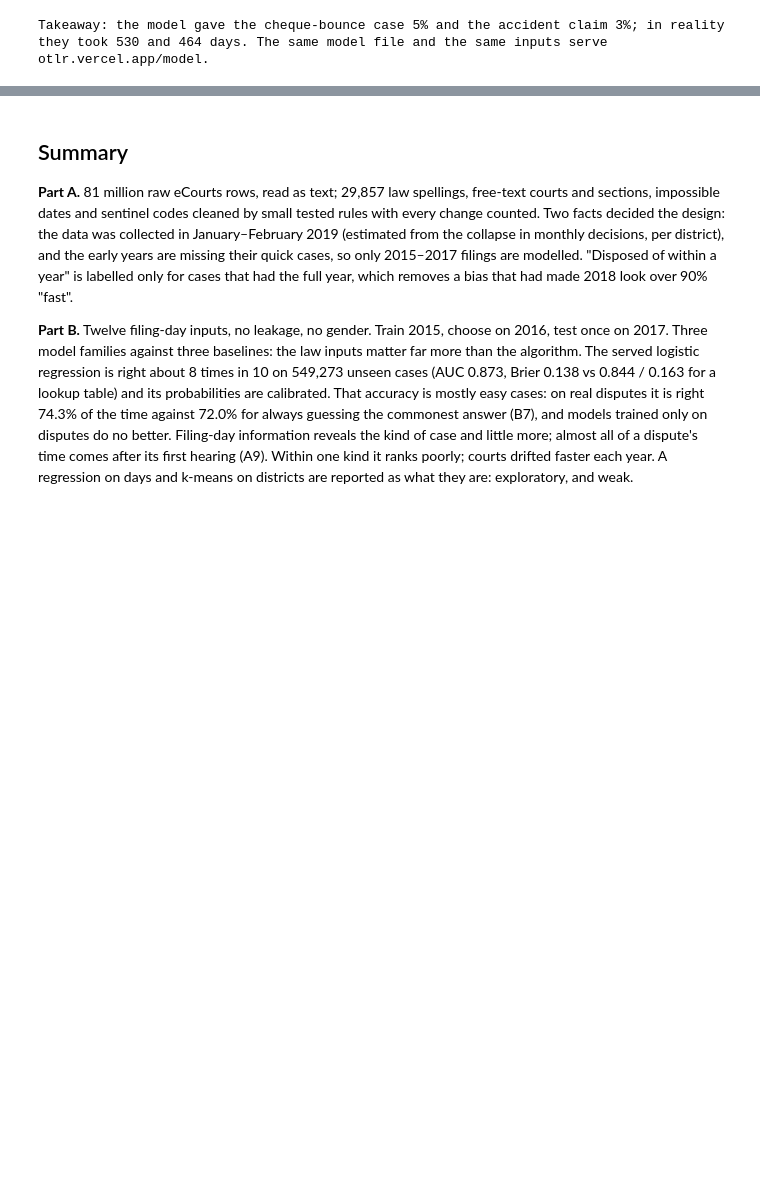
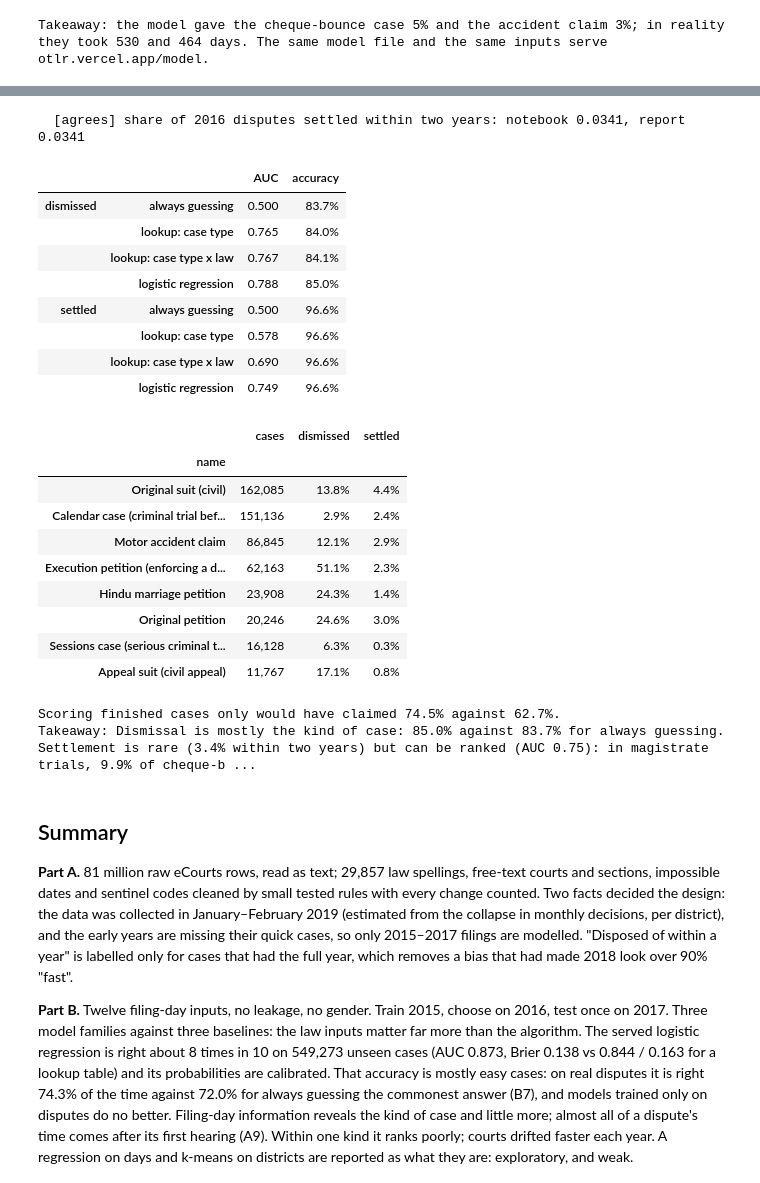
Before and after one commit to YashvanthSankar/idse-course-project, a Jupyter notebook: game/web/public/pipeline/00_full_pipeline.ipynb, the cells around one changed output, grey strips where cells are left out. Drawn from its saved outputs; the diff is of its cells as text; code cells hidden in the pictures; blank space fills up the shorter version.

```diff
--- a/game/web/public/pipeline/00_full_pipeline.ipynb
+++ b/game/web/public/pipeline/00_full_pipeline.ipynb
@@ -1537,3 +1550,52 @@ Takeaway: the model gave the cheque-bounce case 5% and the accident claim 3%; in
+# %%
+S = json.loads((REPORTS / "settlement.json").read_text())   # scripts/analyse_settlement.py
+from tareekh.difficulty import EASY_TYPES
+from tareekh.settlement import ended_as
+
+disputes = lab[(lab["filing_year"] == S["test_year"]) & ~lab["type"].isin(EASY_TYPES)]
+settled_here = ended_as(disputes, "settled", S["horizon_days"]).mean()
+check("share of 2016 disputes settled within two years", settled_here, S["targets"]["settled"]["base_rate"])
+
+rows = {}
+for target, t in S["targets"].items():
+    rows[(target, "always guessing")] = {"AUC": 0.5, "accuracy": t["always_guessing_accuracy"]}
+    for name, key_ in [("lookup: case type", "lookup_case_type"), ("lookup: case type x law", "lookup_case_type_and_law"), ("logistic regression", "logistic_regression")]:
+        rows[(target, name)] = {"AUC": t[key_]["auc"], "accuracy": t[key_]["accuracy"]}
+display(pd.DataFrame(rows).T.style.format({"AUC": "{:.3f}", "accuracy": "{:.1%}"}))
+
+display(pd.DataFrame(S["by_case_type"])[["name", "cases", "dismissed", "settled"]].set_index("name")
+        .style.format({"cases": "{:,}", "dismissed": "{:.1%}", "settled": "{:.1%}"}))
+
+d, s, trap = S["targets"]["dismissed"], S["targets"]["settled"], S["finished_cases_only_dismissed"]
+cheque = next(x for x in S["criminal_calendar_by_law"] if x["law"] == "Negotiable Instruments Act")
+ipc = next(x for x in S["criminal_calendar_by_law"] if x["law"] == "Indian Penal Code")
+print(f"Scoring finished cases only would have claimed {trap['accuracy']:.1%} against {trap['always_guessing_accuracy']:.1%}.")
+print(f"Takeaway: Dismissal is mostly the kind of case: {d['logistic_regression']['accuracy']:.1%} against {d['always_guessing_accuracy']:.1%} for always guessing. "
+      f"Settlement is rare ({s['base_rate']:.1%} within two years) but can be ranked (AUC {s['logistic_regression']['auc']:.2f}): "
+      f"in magistrate trials, {cheque['settled']:.1%} of cheque-bounce cases settle against {ipc['settled']:.1%} of IPC cases.")
+# %% [output]
+  [agrees] share of 2016 disputes settled within two years: notebook 0.0341, report 0.0341
+|  |  | AUC | accuracy |
+| dismissed | always guessing | 0.500 | 83.7% |
+|  | lookup: case type | 0.765 | 84.0% |
+|  | lookup: case type x law | 0.767 | 84.1% |
+|  | logistic regression | 0.788 | 85.0% |
+| settled | always guessing | 0.500 | 96.6% |
+|  | lookup: case type | 0.578 | 96.6% |
+|  | lookup: case type x law | 0.690 | 96.6% |
+|  | logistic regression | 0.749 | 96.6% |
+|  | cases | dismissed | settled |
+| name |  |  |  |
+| Original suit (civil) | 162,085 | 13.8% | 4.4% |
+| Calendar case (criminal trial bef... | 151,136 | 2.9% | 2.4% |
+| Motor accident claim | 86,845 | 12.1% | 2.9% |
+| Execution petition (enforcing a d... | 62,163 | 51.1% | 2.3% |
+| Hindu marriage petition | 23,908 | 24.3% | 1.4% |
+| Original petition | 20,246 | 24.6% | 3.0% |
+| Sessions case (serious criminal t... | 16,128 | 6.3% | 0.3% |
+| Appeal suit (civil appeal) | 11,767 | 17.1% | 0.8% |
+Scoring finished cases only would have claimed 74.5% against 62.7%.
+Takeaway: Dismissal is mostly the kind of case: 85.0% against 83.7% for always guessing. Settlement is rare (3.4% within two years) but can be ranked (AUC 0.75): in magistrate trials, 9.9% of cheque-b ...
 # %% [markdown]
 ## Summary
 
```
Also changed, not shown: parts of 17 cells of this notebook, 49 other files.
